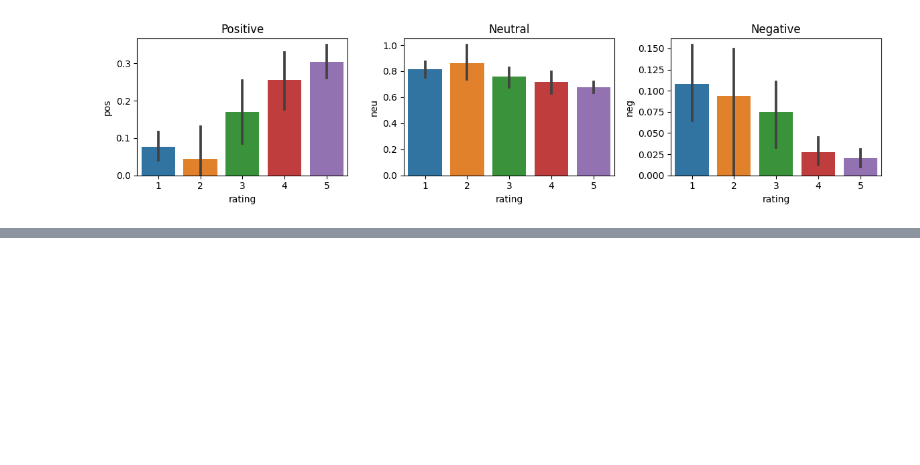
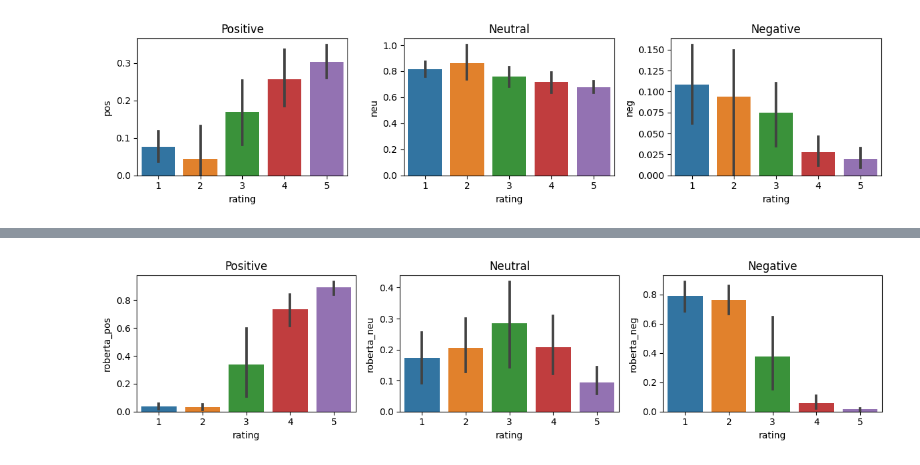
Before and after one commit to 0x01bda/MLuserResearch, a Jupyter notebook: model_default.ipynb, the cells around one changed output, grey strips where cells are left out. Saved outputs shown, nothing was run; the diff lists cells and outputs as text; code cells hidden in the pictures; blank space fills up the shorter version.

```diff
--- a/model_default.ipynb
+++ b/model_default.ipynb
@@ -309,0 +317,28 @@ plt.show()
+# %%
+MODEL = f"cardiffnlp/twitter-roberta-base-sentiment"
+tokenizer = AutoTokenizer.from_pretrained(MODEL)
+model = AutoModelForSequenceClassification.from_pretrained(MODEL)
+# %%
+def polarity_scores_roberta(example):
+    encoded_text = tokenizer(example, return_tensors='pt')
+    output = model(**encoded_text)
+    scores = output[0][0].detach().numpy()
+    scores = softmax(scores)
+    scores_dict = {
+        'roberta_neg' : scores[0],
+        'roberta_neu' : scores[1],
+        'roberta_pos' : scores[2]
+    }
+    return scores_dict
+res_ro = {}
+# %%
+for i, row in tqdm(df.iterrows(), total=len(df)):
+    try:
+        text = row['title']
+        if not pd.isnull(row['review']):
+            review_text = str(row['review'])
+            text += '.' + review_text
+        res_ro[i] = polarity_scores_roberta(text)
+
+    except Exception as e:
+        print(f'Broke for row {i}, error: {e}')
@@ -309,0 +347,6 @@ plt.show()
+# %%
+results_df = pd.DataFrame(res_ro).T
+results_df = results_df.reset_index().rename(columns={'index': 'Id'})
+merged_results_df = df.merge(results_df, left_index=True, right_on='Id', how='left')
+
+merged_results_df
@@ -309,0 +367,12 @@ plt.show()
+# %%
+fig, axs = plt.subplots(1, 3, figsize=(12, 3))
+sns.barplot(data=merged_results_df, x='rating', y='roberta_pos', ax=axs[0])
+sns.barplot(data=merged_results_df, x='rating', y='roberta_neu', ax=axs[1])
+sns.barplot(data=merged_results_df, x='rating', y='roberta_neg', ax=axs[2])
+axs[0].set_title('Positive')
+axs[1].set_title('Neutral')
+axs[2].set_title('Negative')
+plt.tight_layout()
+plt.show()
+# %% [output]
+[figure, added]
```
Also changed, not shown: parts of 8 cells of this notebook.
